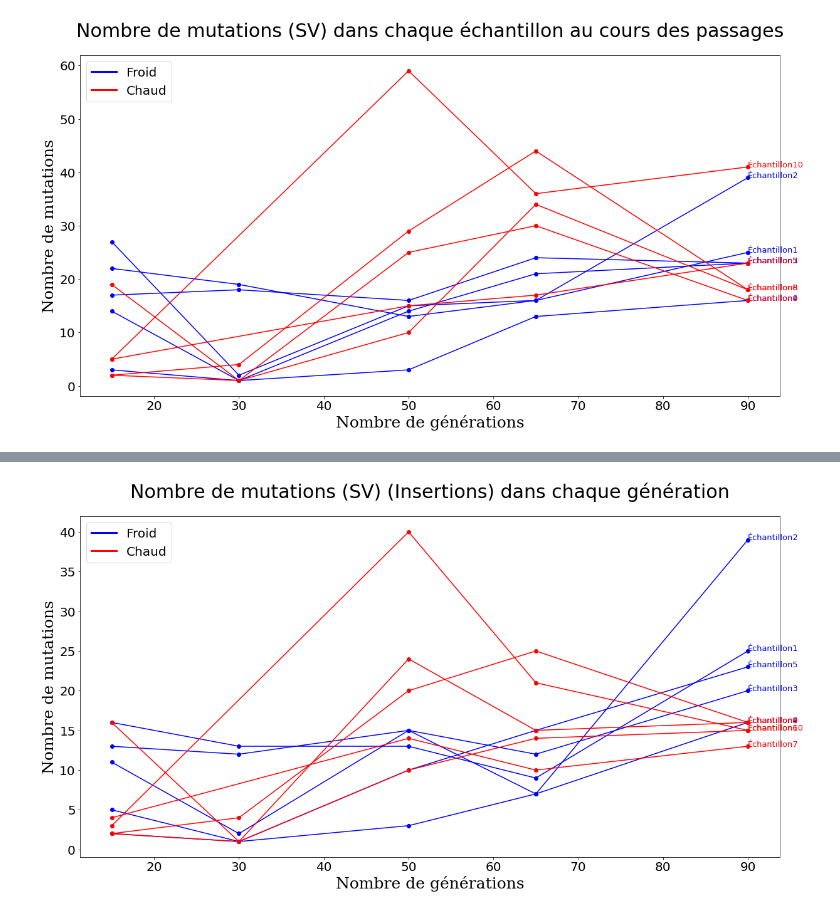
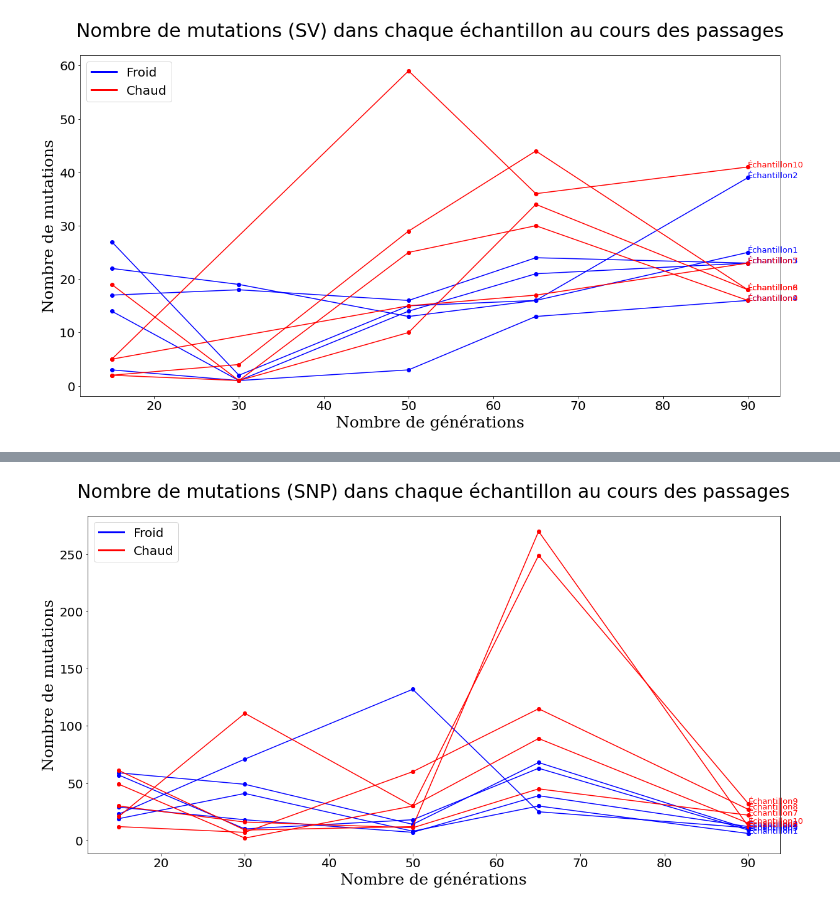
Before and after one commit to cmay-code/bill_projet, a Jupyter notebook: scrpits/proccessing.ipynb, the cells around one changed output, grey strips where cells are left out. Cells and saved outputs as stored; diff of their text form; code cells hidden in the pictures.

```diff
--- a/scrpits/proccessing.ipynb
+++ b/scrpits/proccessing.ipynb
@@ -8,6 +8,7 @@ import matplotlib.lines as mlines
 # %%
 parent_dir = os.path.abspath(os.path.join(os.getcwd(), os.pardir))
 sv_file_loc = parent_dir + "/data/all_samples/concatenated-sv.csv"
+snp_file_loc = parent_dir + "/data/all_samples/concatenated-snp.csv"
 
 print(sv_file_loc)
 # %% [output]
@@ -20,6 +21,7 @@ def write_test_file(df):
         df.to_csv(test_file, sep = "\t", index = False)
 # %%
 df = pd.read_csv(sv_file_loc, sep = "\t")
+df_snp = pd.read_csv(snp_file_loc, sep = "\t")
 # %%
 df_time = df.copy()
 
@@ -132,0 +105,24 @@ plt.rcParams['figure.figsize'] = [20, 10]
+# %%
+df_snp_time = df_snp.copy()
+
+
+#df_time["group"] = df_time["sample"].str.extract(r"-(\d+)$")
+df_snp_time["group"] = df_snp_time["sample"].str.extract(r"-(\d+)$")
+df_snp_time['group'] = pd.to_numeric(df_snp_time['group'], downcast='integer')
+
+df_snp_time["generation"] = df_snp_time["sample"].str.extract(r"(\d+)-")
+df_snp_time['generation'] = pd.to_numeric(df_snp_time['generation'], downcast='integer')
+
+
+df_snp_time = df_snp_time.drop_duplicates(subset = ["REF", "ALT", "POS"])
+
+write_test_file(df_snp_time)
+# %%
+df_snp_groups = []
+
+for group_no in range(1,11):
+    a_df = df_snp_time[df_snp_time["group"] == group_no]
+    df_snp_groups.append(a_df)
+    a_df = df_snp_time.copy()
+
+df_snp_groups[5]
@@ -133,33 +143,32 @@ plt.rcParams['figure.figsize'] = [20, 10]
 # %%
 list1 = ["blue"]*5
 list2 = ["red"]*5
 colors = list1+list2
 
 n = 0
-for i in df_groups:
-    df_insertion = i[i["REF"] == "N"]
-    a_df = df_insertion.sort_values(by = "generation")["generation"].value_counts().sort_index()
+for i in df_snp_groups:
+    a_df = i.sort_values(by = "generation")["generation"].value_counts().sort_index()
     plt.plot(a_df.index, a_df.values, marker='o', linestyle='-', color = colors[n])
     plt.text(a_df.index[-1], a_df.values[-1], s = str("Échantillon" + str(n+1)), fontsize=13, color=colors[n])
     n+=1
 
 
 font1 = {'family':'serif','color':'black','size':25}
 
 plt.xlabel("Nombre de générations", fontdict = font1)
 plt.ylabel("Nombre de mutations", fontdict = font1)
 
 cold_line = mlines.Line2D([], [], color='blue', label="Froid", linewidth=3)
 hot_line = mlines.Line2D([], [], color='red', label="Chaud", linewidth=3)
 
 
 plt.legend(handles=[cold_line, hot_line], loc="upper left", fontsize=20)
-plt.title("Nombre de mutations (SV) (Insertions) dans chaque génération", fontsize = 30, pad = 30)
+plt.title("Nombre de mutations (SNP) dans chaque échantillon au cours des passages", fontsize = 30, pad = 30)
 
 plt.xticks(fontsize = 20)
 plt.yticks(fontsize = 20)
 
 
 plt.rcParams['figure.figsize'] = [20, 10]
 # %% [output]
-[figure, old version]
+[figure, new version]
```
Also changed, not shown: parts of 9 cells of this notebook, 3 other files.
